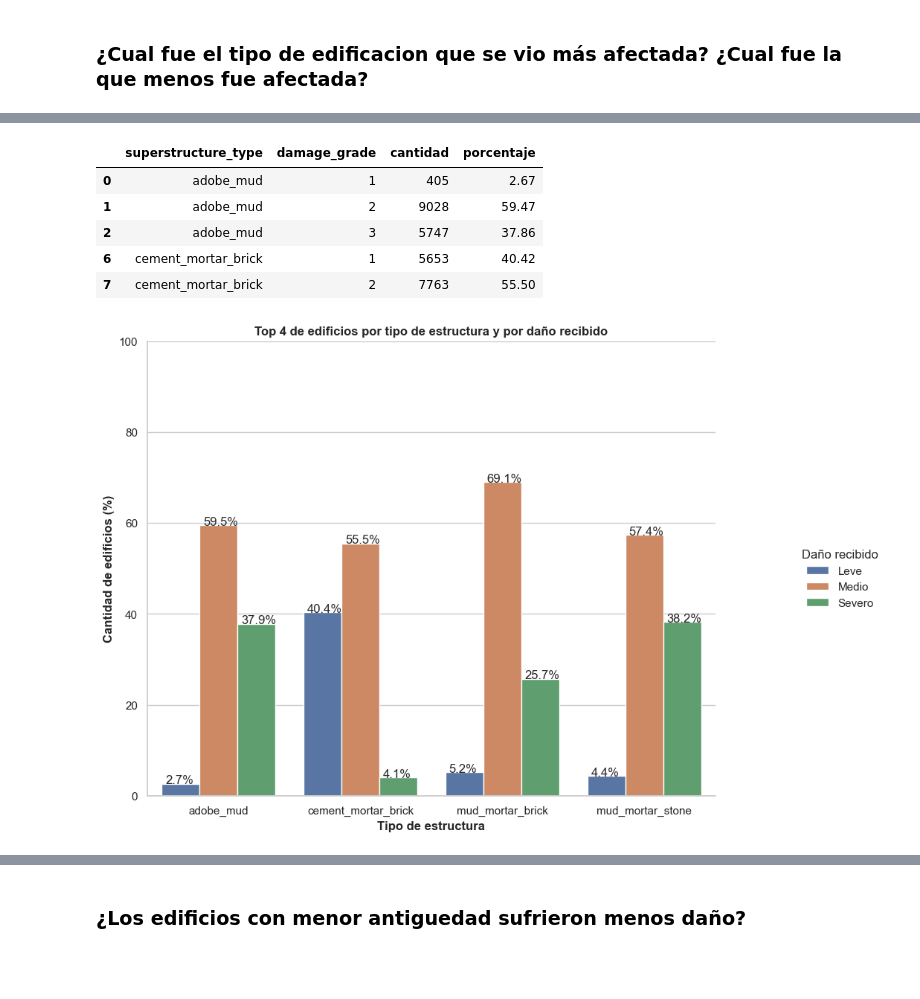
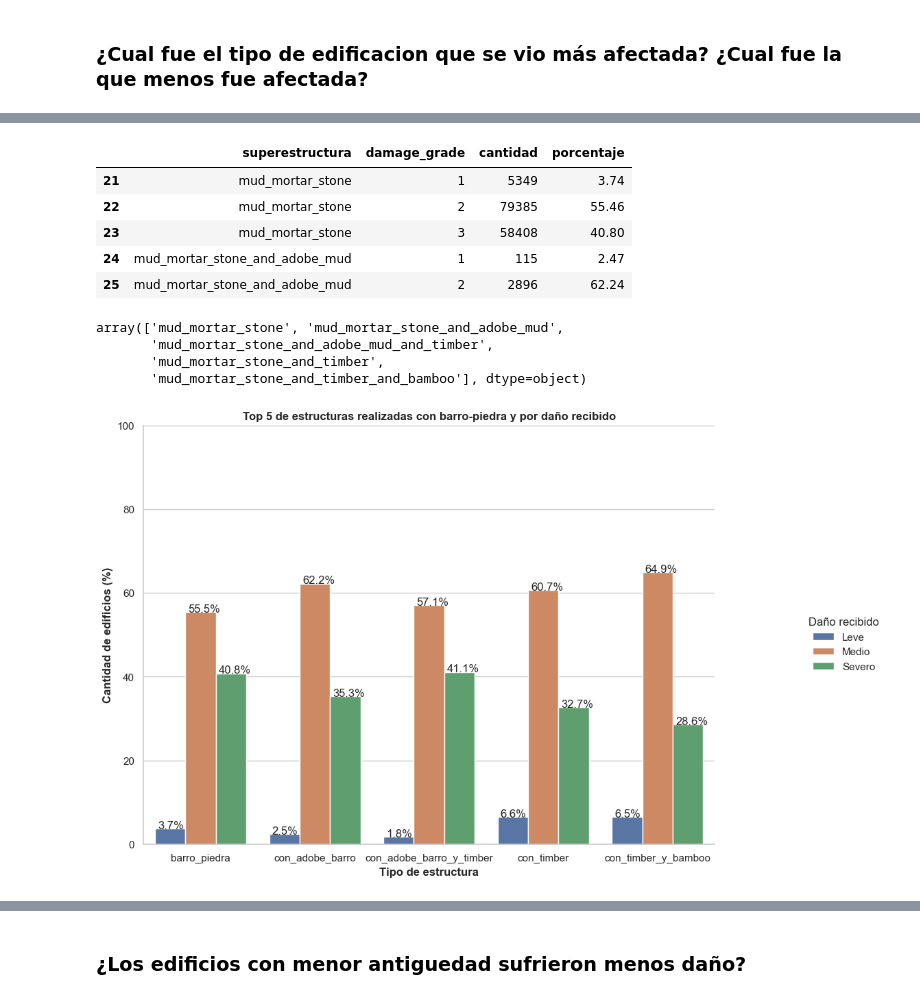
Before and after one commit to FacuMastri/richters-predictor-earthquake, a Jupyter notebook: tp1/1-analisis-exploratorio.ipynb, the cells around one changed output, grey strips where cells are left out. Cells and saved outputs as stored; diff of their text form; code cells hidden in the pictures; blank space fills up the shorter version.

```diff
--- a/tp1/1-analisis-exploratorio.ipynb
+++ b/tp1/1-analisis-exploratorio.ipynb
@@ -363,7 +416,9 @@ df_buildings.head()
 # %%
-cantidad_por_tipo_y_danio = df_buildings.groupby(['superstructure_type', 'damage_grade']).agg({'superstructure_type': 'count'})\
-                            .rename(columns={'superstructure_type': 'cantidad'})
-cantidad_por_tipo_y_danio['porcentaje'] = (cantidad_por_tipo_y_danio / (cantidad_por_tipo_y_danio.groupby(level=0).transform("sum"))) * 100
-cantidad_por_tipo_y_danio.reset_index(inplace=True)
-cantidad_por_tipo_y_danio.head()
+# Selecciono solo los casos en donde tenga mud_mortar_stone
+cantidad_por_tipo_y_danio_mud_stone = top_estructuras.loc[top_estructuras['mud_mortar_stone'] == 1, :]\
+                            .groupby(['superestructura', 'damage_grade']).agg({'superestructura': 'count'})\
+                            .rename(columns={'superestructura': 'cantidad'})
+cantidad_por_tipo_y_danio_mud_stone['porcentaje'] = (cantidad_por_tipo_y_danio_mud_stone / (cantidad_por_tipo_y_danio_mud_stone.groupby(level=0).transform("sum"))) * 100
+cantidad_por_tipo_y_danio_mud_stone.reset_index(inplace=True)
+cantidad_por_tipo_y_danio_mud_stone.head()
 # %% [output]
@@ -384,0 +431,3 @@ cantidad_por_tipo_y_danio.head()
+# %%
+aux = top_estructuras.loc[top_estructuras['mud_mortar_stone'] == 1, :]['superestructura'].value_counts()
+aux
@@ -385,29 +452,42 @@ cantidad_por_tipo_y_danio.head()
 # %%
-top_4_estructuras = only_superstructure['superstructure_type'].value_counts(normalize=True)[0:4].index.tolist()
-top_4_estructuras_y_daño = cantidad_por_tipo_y_danio.loc[cantidad_por_tipo_y_danio['superstructure_type'].isin(top_4_estructuras), :]
-top_4_estructuras_y_daño.head()
+top_5_de_mud_stone = aux[:5].index.tolist()
+top_5_estructuras_y_daño_mud_stone = cantidad_por_tipo_y_danio_mud_stone.loc[cantidad_por_tipo_y_danio_mud_stone['superestructura'].isin(top_5_de_mud_stone), :]
+top_5_estructuras_y_daño_mud_stone.head()
 # %% [output]
-|  | superstructure_type | damage_grade | cantidad | porcentaje |
-| 0 | adobe_mud | 1 | 405 | 2.67 |
-| 1 | adobe_mud | 2 | 9028 | 59.47 |
-| 2 | adobe_mud | 3 | 5747 | 37.86 |
-| 6 | cement_mortar_brick | 1 | 5653 | 40.42 |
-| 7 | cement_mortar_brick | 2 | 7763 | 55.50 |
+|  | superestructura | damage_grade | cantidad | porcentaje |
+| 21 | mud_mortar_stone | 1 | 5349 | 3.74 |
+| 22 | mud_mortar_stone | 2 | 79385 | 55.46 |
+| 23 | mud_mortar_stone | 3 | 58408 | 40.80 |
+| 24 | mud_mortar_stone_and_adobe_mud | 1 | 115 | 2.47 |
+| 25 | mud_mortar_stone_and_adobe_mud | 2 | 2896 | 62.24 |
+# %%
+top_5_estructuras_y_daño_mud_stone['superestructura'].unique()
+# %% [output]
+array(['mud_mortar_stone', 'mud_mortar_stone_and_adobe_mud',
+       'mud_mortar_stone_and_adobe_mud_and_timber',
+       'mud_mortar_stone_and_timber',
+       'mud_mortar_stone_and_timber_and_bamboo'], dtype=object)
+# %%
+# Cambio los nombres para poder plottear bien y que los nombres no se superpongan
+top_5_estructuras_y_daño_mud_stone['superestructura'].replace({'mud_mortar_stone': 'solo_barro_piedra', 'mud_mortar_stone_and_adobe_mud': 'con_adobe',\
+                                                              'mud_mortar_stone_and_adobe_mud_and_timber': 'con_adobe_y_timber', \
+                                                              'mud_mortar_stone_and_timber': 'con_timber',\
+                                                              'mud_mortar_stone_and_timber_and_bamboo': 'con_timber_y_bamboo'}, inplace=True)
 # %%
-g = sns.catplot(x='superstructure_type', y='porcentaje', hue='damage_grade', kind='bar', data=top_4_estructuras_y_daño, orient='v')
-g.fig.set_size_inches(11, 7)
+g = sns.catplot(x='superestructura', y='porcentaje', hue='damage_grade', kind='bar', data=top_5_estructuras_y_daño_mud_stone, orient='v')
+g.fig.set_size_inches(12, 7)
 g._legend.set_title('Daño recibido')
 g.ax.set_ylim(0, 100)
 new_labels = ['Leve', 'Medio', 'Severo']
 for x, y in zip(g._legend.texts, new_labels): x.set_text(y)
 for p in g.ax.patches:
     texto = str(p.get_height().round(1)) + '%'
     pos_x = p.get_x() + 0.025
     pos_y = p.get_height()
     g.ax.text(pos_x, pos_y, texto)
 plt.ylabel('Cantidad de edificios (%)', weight='bold')
 plt.xlabel("Tipo de estructura", weight='bold')
-plt.title("Top 4 de edificios por tipo de estructura y por daño recibido", weight='bold')
+plt.title("Top 5 de estructuras realizadas con barro-piedra y por daño recibido", weight='bold')
 plt.show(g)
 # %% [output]
-[figure, old version]
+[figure, new version]
```
Also changed, not shown: parts of 61 cells of this notebook.
